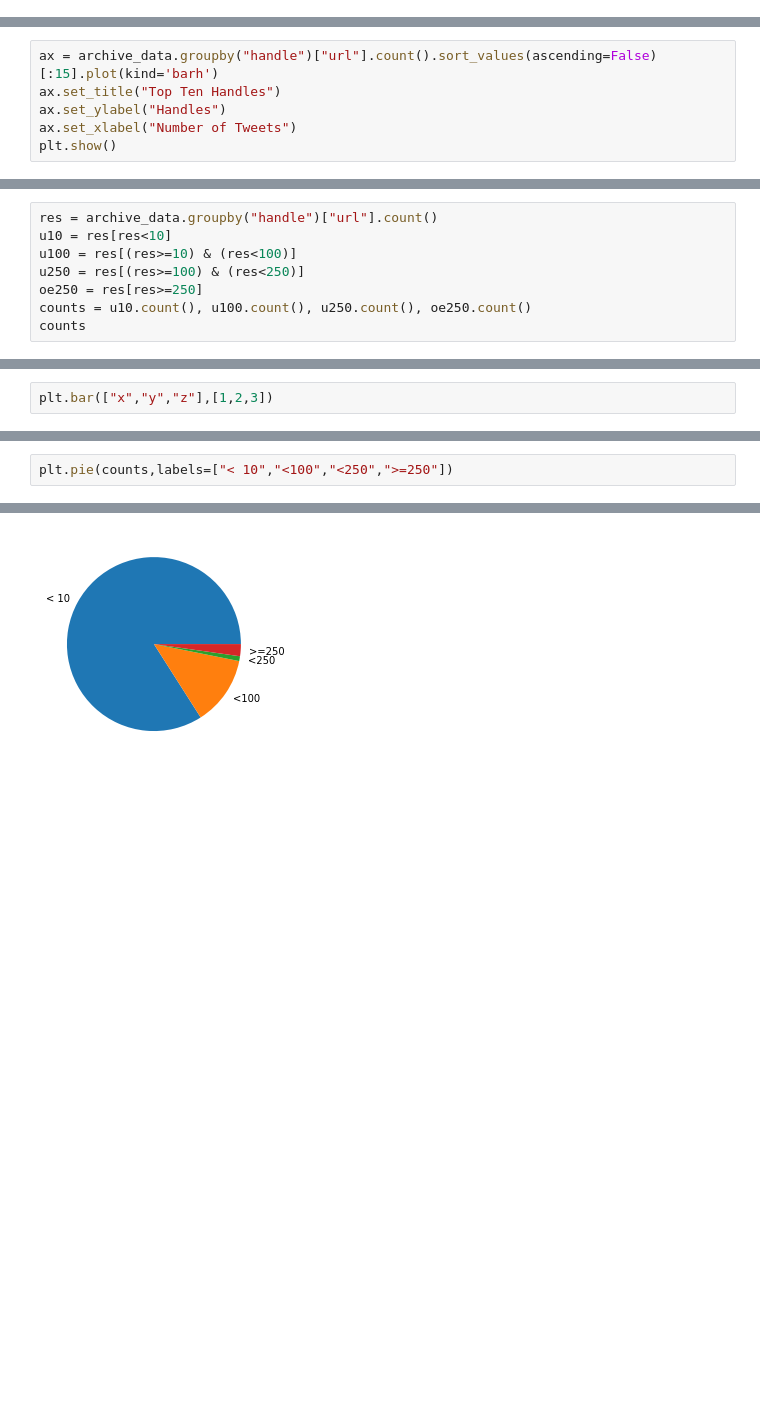
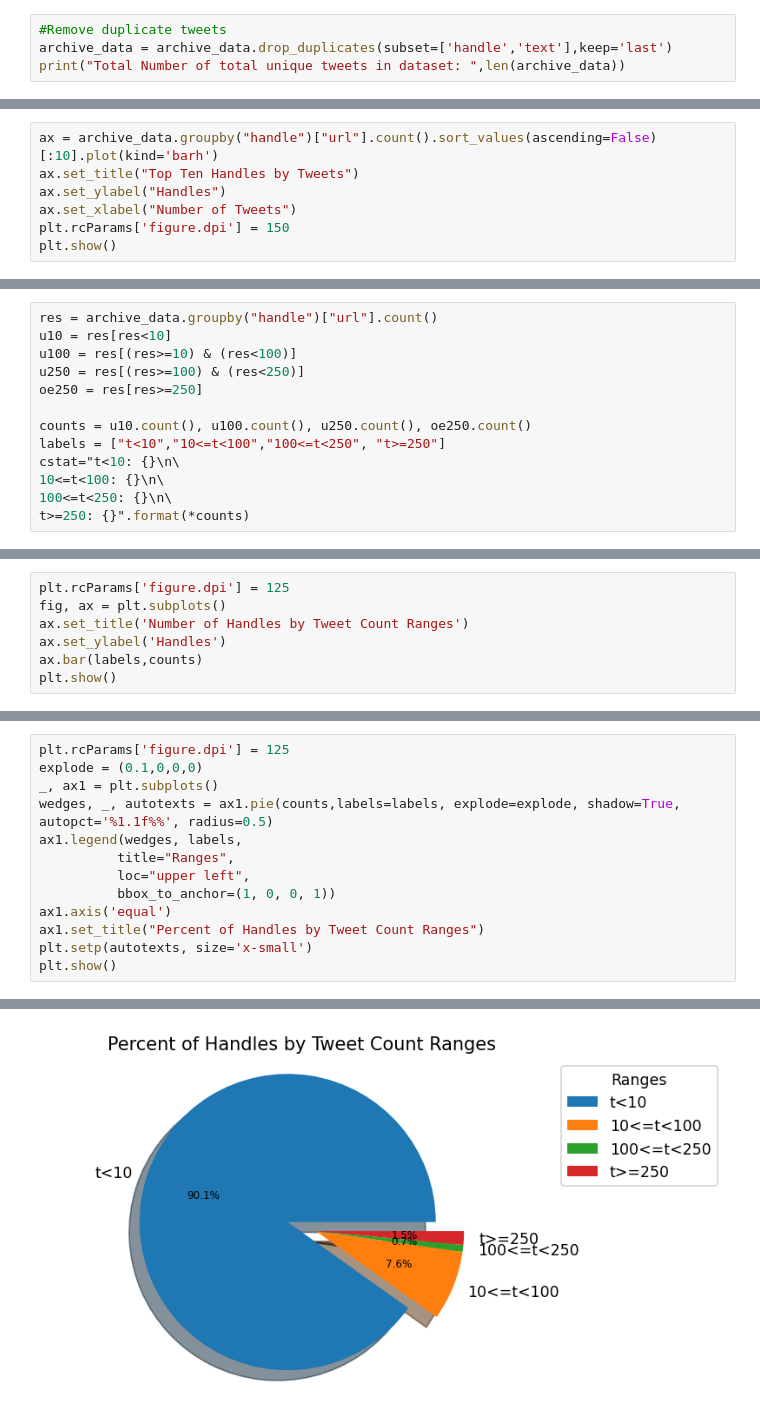
Before and after one commit to BrockDSL/ARCH_Data_Explore, a Jupyter notebook: Twitter_Data_Explore_and_Export.ipynb, the cells around one changed output, grey strips where cells are left out. Saved outputs shown, nothing was run; the diff lists cells and outputs as text; blank space fills up the shorter version.

Commit message:
Update Twitter_Data_Explore_and_Export.ipynb
Commit of notebook for analyzing captured Covid Twitter data

```diff
--- a/Twitter_Data_Explore_and_Export.ipynb
+++ b/Twitter_Data_Explore_and_Export.ipynb
@@ -17,0 +55,4 @@ Total Number of total records in dataset:  17111
+# %%
+#Remove duplicate tweets
+archive_data = archive_data.drop_duplicates(subset=['handle','text'],keep='last')
+print("Total Number of total unique tweets in dataset: ",len(archive_data))
@@ -20,7 +63,8 @@ Twitter handles captured in dataset:
 # %%
-ax = archive_data.groupby("handle")["url"].count().sort_values(ascending=False)[:15].plot(kind='barh')
-ax.set_title("Top Ten Handles")
+ax = archive_data.groupby("handle")["url"].count().sort_values(ascending=False)[:10].plot(kind='barh')
+ax.set_title("Top Ten Handles by Tweets")
 ax.set_ylabel("Handles")
 ax.set_xlabel("Number of Tweets")
+plt.rcParams['figure.dpi'] = 150
 plt.show()
 # %% [output]
@@ -31,5 +75,10 @@ u10 = res[res<10]
 u100 = res[(res>=10) & (res<100)]
 u250 = res[(res>=100) & (res<250)]
 oe250 = res[res>=250]
+
 counts = u10.count(), u100.count(), u250.count(), oe250.count()
-counts
+labels = ["t<10","10<=t<100","100<=t<250", "t>=250"]
+cstat="t<10: {}\n\
+10<=t<100: {}\n\
+100<=t<250: {}\n\
+t>=250: {}".format(*counts)
@@ -38,3 +94,8 @@ counts
 # %%
-plt.bar(["x","y","z"],[1,2,3])
+plt.rcParams['figure.dpi'] = 125
+fig, ax = plt.subplots()
+ax.set_title('Number of Handles by Tweet Count Ranges')
+ax.set_ylabel('Handles')
+ax.bar(labels,counts)
+plt.show()
 # %% [output]
@@ -43,3 +103,14 @@ plt.bar(["x","y","z"],[1,2,3])
 # %%
-plt.pie(counts,labels=["< 10","<100","<250",">=250"])
+plt.rcParams['figure.dpi'] = 125
+explode = (0.1,0,0,0)
+_, ax1 = plt.subplots()
+wedges, _, autotexts = ax1.pie(counts,labels=labels, explode=explode, shadow=True, autopct='%1.1f%%', radius=0.5)
+ax1.legend(wedges, labels,
+          title="Ranges",
+          loc="upper left",
+          bbox_to_anchor=(1, 0, 0, 1))
+ax1.axis('equal')
+ax1.set_title("Percent of Handles by Tweet Count Ranges")
+plt.setp(autotexts, size='x-small')
+plt.show()
 # %% [output]
@@ -54 +117 @@ plt.pie(counts,labels=["< 10","<100","<250",">=250"])
-[figure, old version]
+[figure, new version]
```
Also changed, not shown: parts of 33 cells of this notebook.
